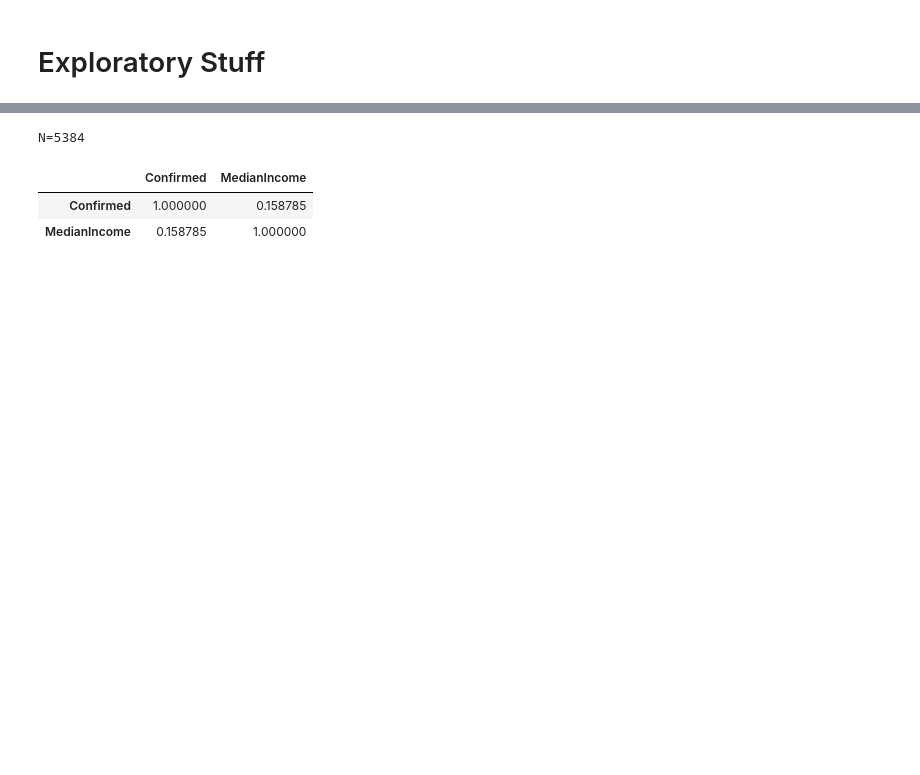
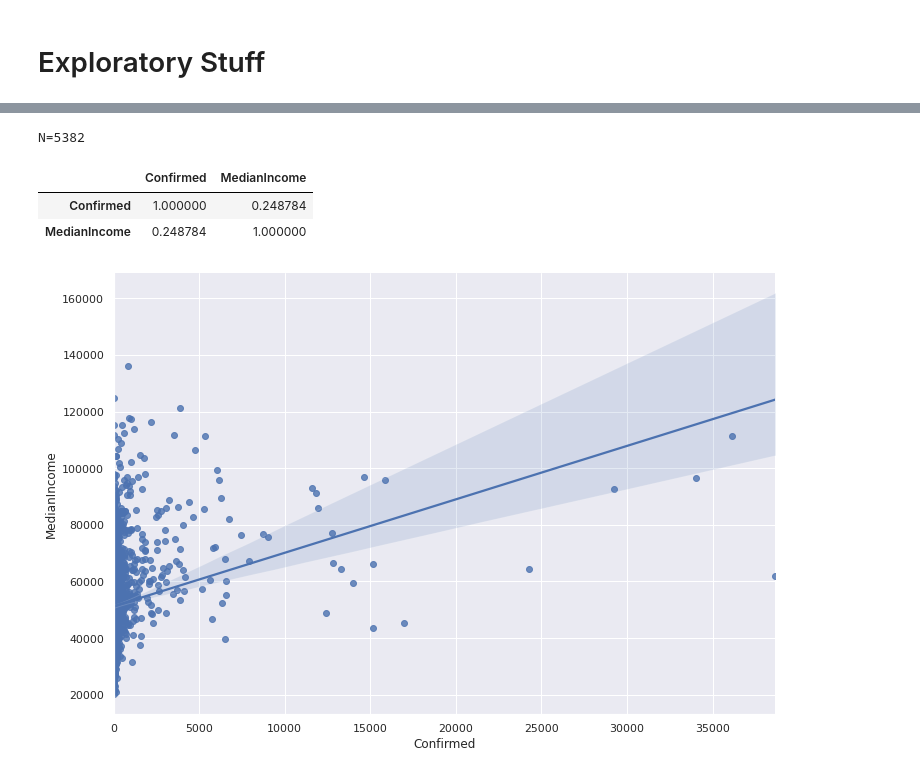
Before and after one commit to codeforkjeff/covid-19-stats, a Jupyter notebook: Exploratory Stuff.ipynb, the cells around one changed output, grey strips where cells are left out. Cells and saved outputs as stored; diff of their text form; code cells hidden in the pictures; blank space fills up the shorter version.

```diff
--- a/Exploratory Stuff.ipynb
+++ b/Exploratory Stuff.ipynb
@@ -3,12 +3,16 @@
 # %%
 # init
 
+from matplotlib import pyplot
 import pandas as pd
 import pandas.io.sql as psql
+import seaborn as sns
 
 from covid19stats import *
 
 conn = get_db_conn()
+
+sns.set(style="darkgrid")
 # %%
 # sanity check: is this thing on?
 # of course confirmed cases will be highly correlated with deaths, duh
@@ -86,28 +105,33 @@ N=5386
 # %%
-# no correlation with median income
+# very slight correlation with median income?
 
 sql = """
 SELECT
     Confirmed,
     MedianIncome
 FROM fact_counties_ranked cr
 JOIN dim_county c
     ON cr.FIPS = c.FIPS
 WHERE
     Date = '20200501'
     AND MedianIncome > 0
-    AND Confirmed >= 0;
+    AND Confirmed >= 0
+    -- exclude NYC outlier
+    AND cr.FIPS <> '36061'
 """
 
 df = psql.read_sql(sql, conn)
 print(f"N={df.size}")
 
+sns.lmplot(x="Confirmed", y="MedianIncome", data=df, height=7, aspect=1.5)
+
 df.corr()
 # %% [output]
-N=5384
+N=5382
 |  | Confirmed | MedianIncome |
-| Confirmed | 1.000000 | 0.158785 |
-| MedianIncome | 0.158785 | 1.000000 |
+| Confirmed | 1.000000 | 0.248784 |
+| MedianIncome | 0.248784 | 1.000000 |
+[figure, added]
 # %%
 # try median income again, but with ConfirmedPer1M this time.
 # it's not clear to me whether you can use counts adjusted to the pop in calculating correlation coefficient
```
Also changed, not shown: parts of 4 cells of this notebook, 1 other file.
